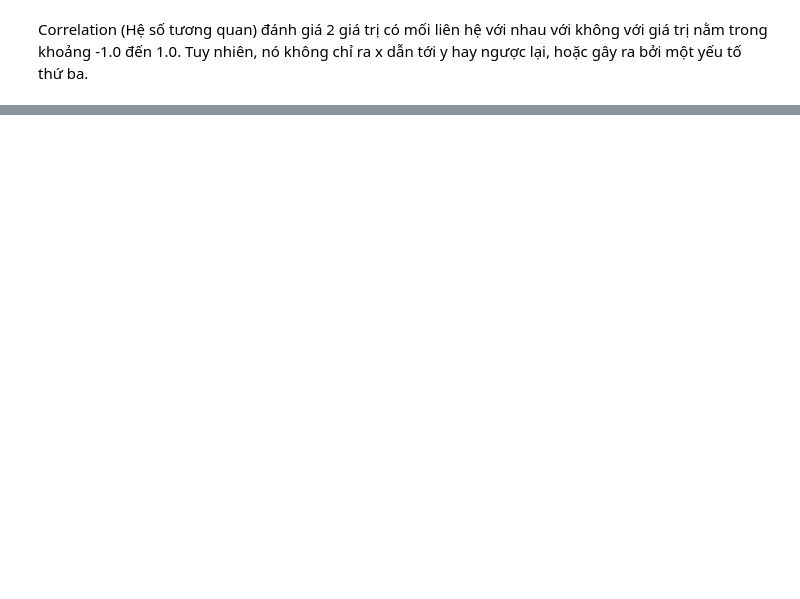
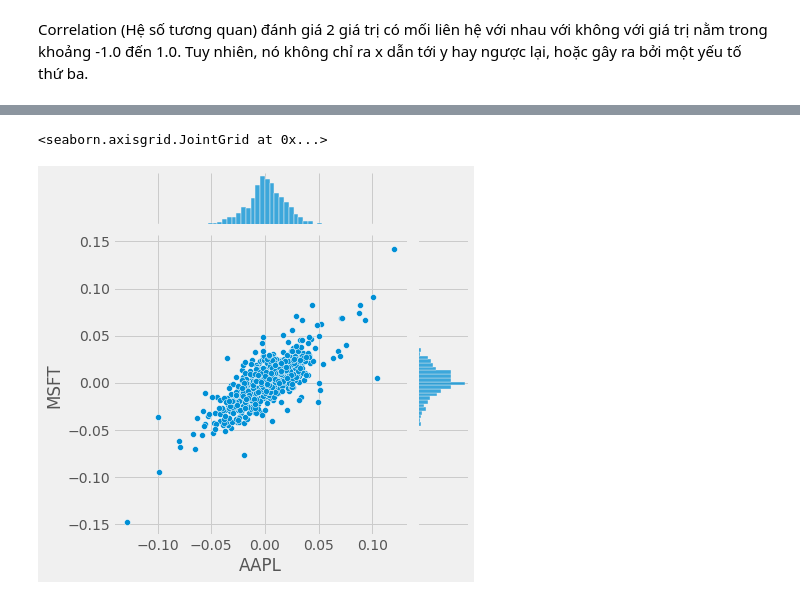
Before and after one commit to le-quoctrung/Introducrtion-to-Data-Science, a Jupyter notebook: data-exploratory.ipynb, the cells around one changed output, grey strips where cells are left out. Cells and saved outputs as stored; diff of their text form; code cells hidden in the pictures; blank space fills up the shorter version.

```diff
--- a/data-cleaning&exploratory.ipynb
+++ b/data-exploratory.ipynb
@@ -654,0 +722,5 @@ ValueError: Length of values (1008) does not match length of index (10)
+# %%
+sns.jointplot(x='AAPL', y='MSFT', data=tickerReturns, kind='scatter')
+# %% [output]
+<seaborn.axisgrid.JointGrid at 0x...>
+[figure, added]
```
Also changed, not shown: parts of 21 cells of this notebook.
